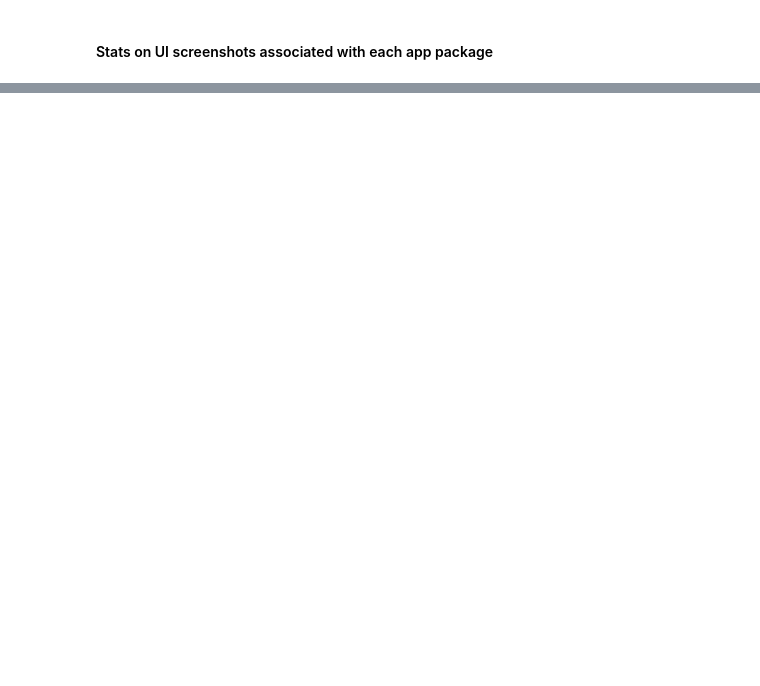
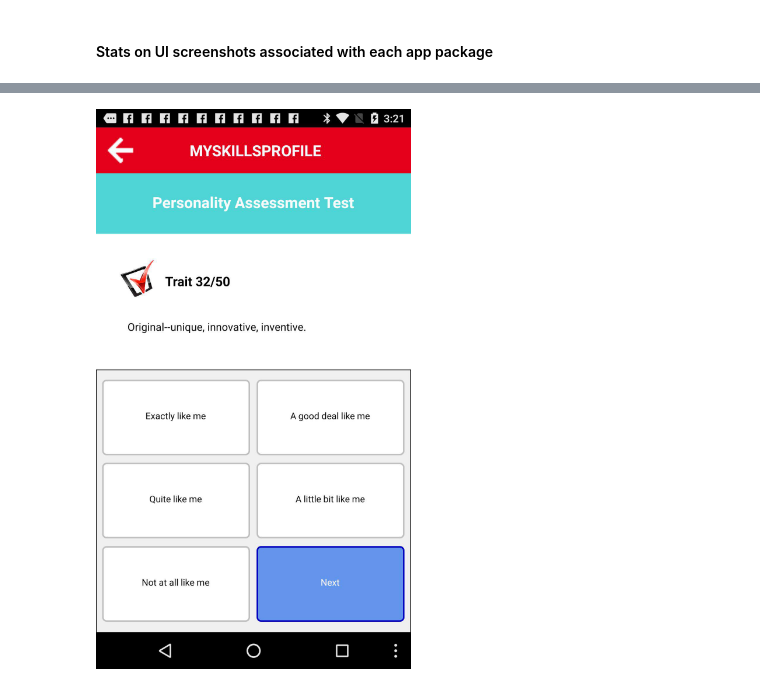
Before and after one commit to vnessified/information_theory_ui_analysis, a Jupyter notebook: EDA.ipynb, the cells around one changed output, grey strips where cells are left out. Drawn from its saved outputs; the diff is of its cells as text; code cells hidden in the pictures; blank space fills up the shorter version.

```diff
--- a/EDA.ipynb
+++ b/EDA.ipynb
@@ -52,0 +131,6 @@ Name: filename, dtype: float64
+# %%
+app_ui_exp['img_h'] = app_ui_exp.filename_exp.map(lambda x: PIL.Image.open(x).size[1])
+# %%
+app_ui_exp['aspect_ratio'] = (app_ui_exp.img_w / app_ui_exp.img_h)
+# %%
+app_ui_exp['portrait_ort'] = app_ui_exp.aspect_ratio.map(lambda x: 0 if x < 1.0 else 1)
@@ -52,0 +168,2 @@ Name: filename, dtype: float64
+# %%
+demo_img = PIL.Image.open(app_ui_exp.filename_exp[0])
@@ -52,0 +194,4 @@ Name: filename, dtype: float64
+# %%
+demo_img
+# %% [output]
+[figure, added]
```
Also changed, not shown: parts of 40 cells of this notebook, 1 other file.
